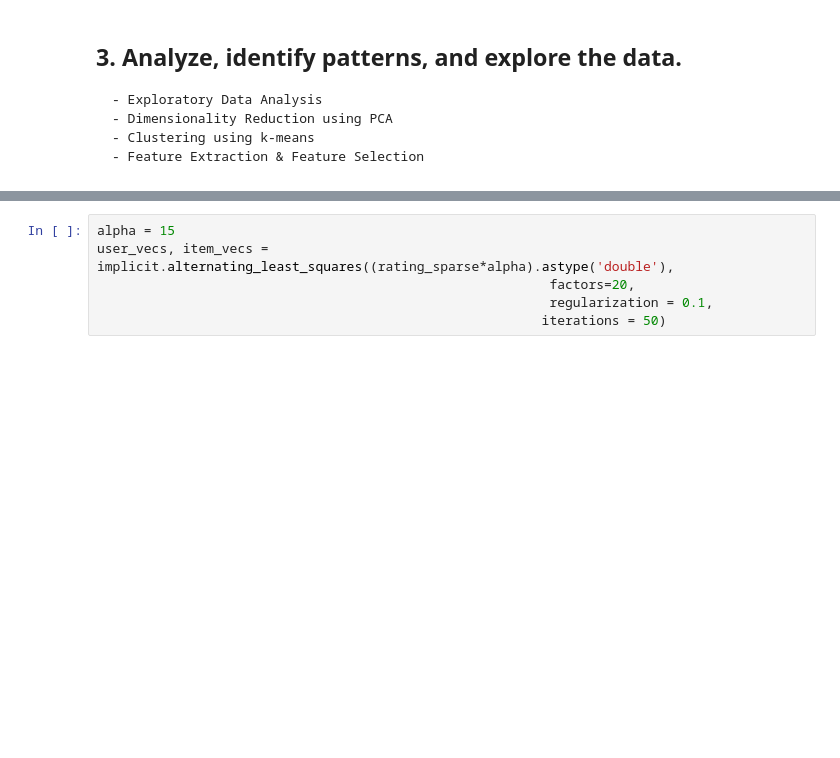
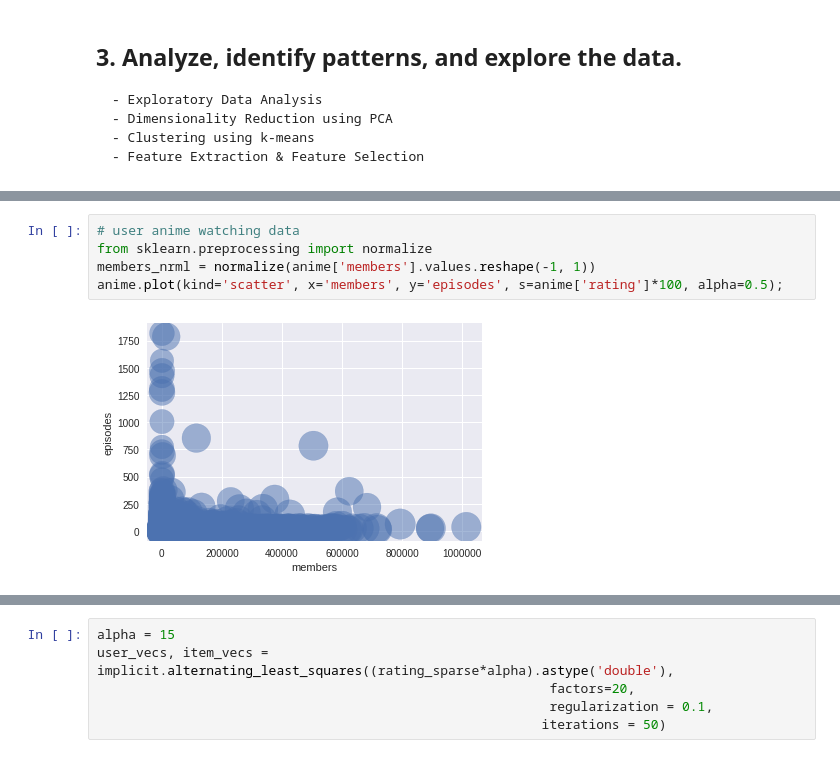
Before and after one commit to faisal-ali472/data-science, a Jupyter notebook: Anime Recommendation System/Anime Recommendation System.ipynb, the cells around one changed output, grey strips where cells are left out. Cells and saved outputs as stored; diff of their text form; blank space fills up the shorter version.

```diff
--- a/Anime Recommendation System/Anime Recommendation System.ipynb
+++ b/Anime Recommendation System/Anime Recommendation System.ipynb
@@ -200,3 +310,10 @@ anime_features = pd.concat([genre_list,pd.get_dummies(anime["type"]),anime[["rat
+# %%
+# user anime watching data
+from sklearn.preprocessing import normalize
+members_nrml = normalize(anime['members'].values.reshape(-1, 1))
+anime.plot(kind='scatter', x='members', y='episodes', s=anime['rating']*100, alpha=0.5);
+# %% [output]
+[figure, added]
 # %%
 # analyzing genre data
 import collections
```
Also changed, not shown: parts of 61 cells of this notebook.
